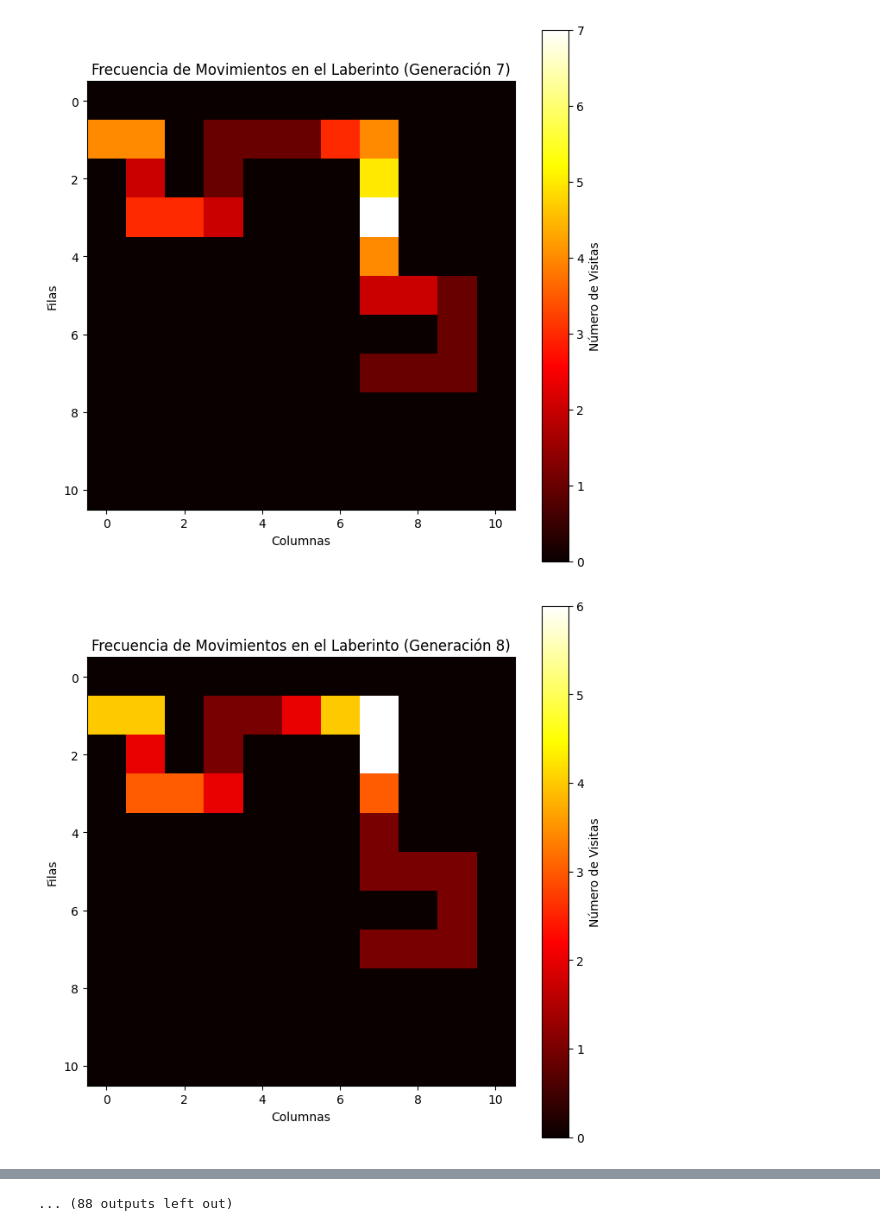
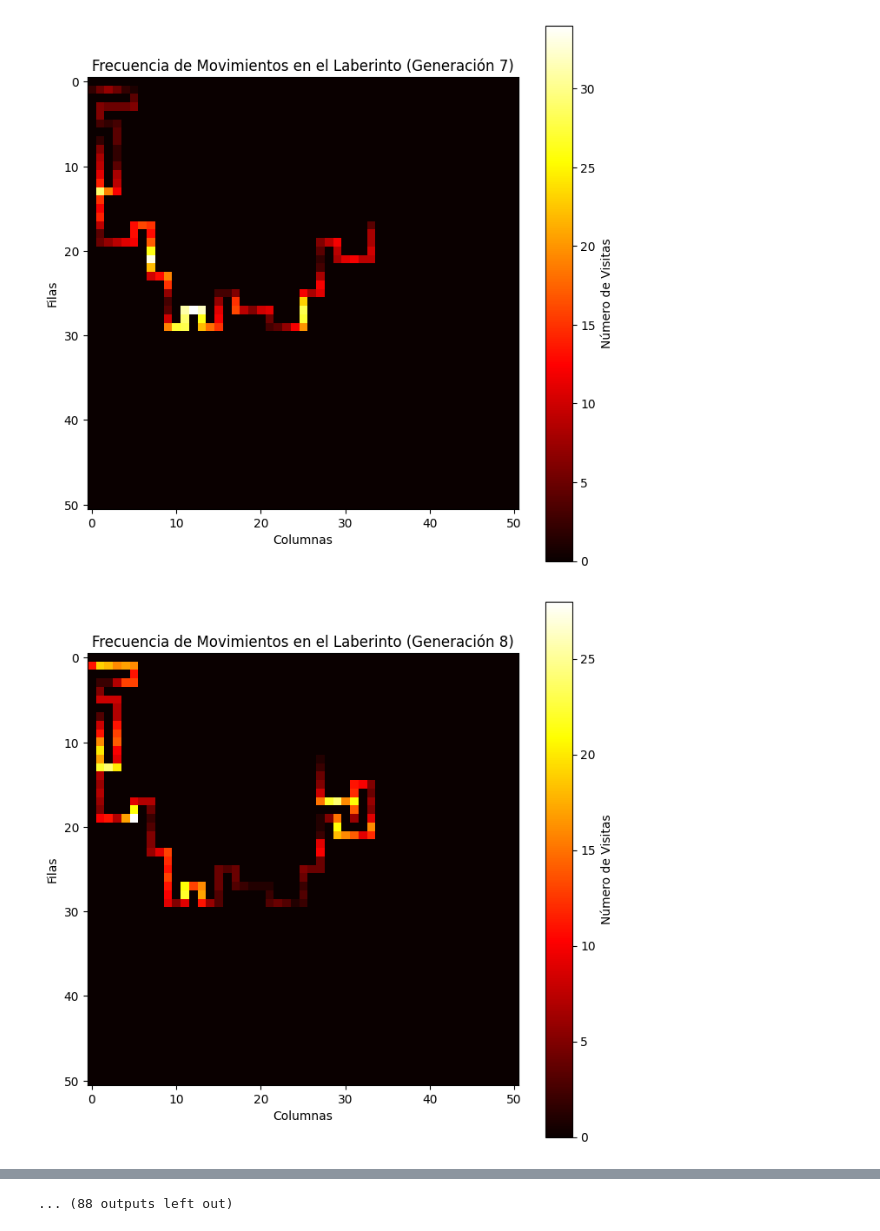
Before and after one commit to ddi4z/Laboratorios-MOS, a Jupyter notebook: Laboratorio 5/punto2.ipynb, the cells around one changed output, grey strips where cells are left out. Saved outputs shown, nothing was run; the diff lists cells and outputs as text; code cells hidden in the pictures.

```diff
--- a/Laboratorio 5/punto2.ipynb
+++ b/Laboratorio 5/punto2.ipynb
@@ -53,7 +53,7 @@ def display_maze(maze):
     plt.show()
 
 # Define the dimension of the maze (adjustable)
-dim = 5  # This can be any positive integer
+dim = 25  # This can be any positive integer
 maze = create_maze(dim)
 display_maze(maze)
 # %% [output]
@@ -99,7 +99,7 @@ class GeneticMazeSolver:
         x, y = start
         visited_cells = set()
         directions = [(0, 1), (0, -1), (1, 0), (-1, 0)]
-        total_reward = 0
+        total_reward = 500000
         for move in individual:
             dx, dy = directions[move]
             x, y = x + dx, y + dy
@@ -118,7 +118,7 @@ class GeneticMazeSolver:
             if (x, y) == end:
                 total_reward += 5000000000000
                 break
-        total_reward -= abs(x - end[0]) + abs(y - end[1])
+        total_reward -= ((x - end[0])**2 + (y - end[1])**2)**0.5
         return total_reward
 
     def crossover(self, parent1, parent2):
@@ -184,7 +184,7 @@ class GeneticMazeSolver:
         return mejorIndividuo, mejorFitness
 # %%
 solver = GeneticMazeSolver()
-population = solver.generate_population(20, 4*dim*dim)
+population = solver.generate_population(50, 4*dim*dim)
 start = (1, 0)
 end = (dim * 2 - 1, dim * 2)
 solution, fitness = solver.evolve(population, maze, start, end)
@@ -198,2 +198,2 @@ solution, fitness = solver.evolve(population, maze, start, end)
-[figure, old version]
+[figure, new version]
-[figure, old version]
+[figure, new version]
```
Also changed, not shown: parts of 2 cells of this notebook, 1 other file.
